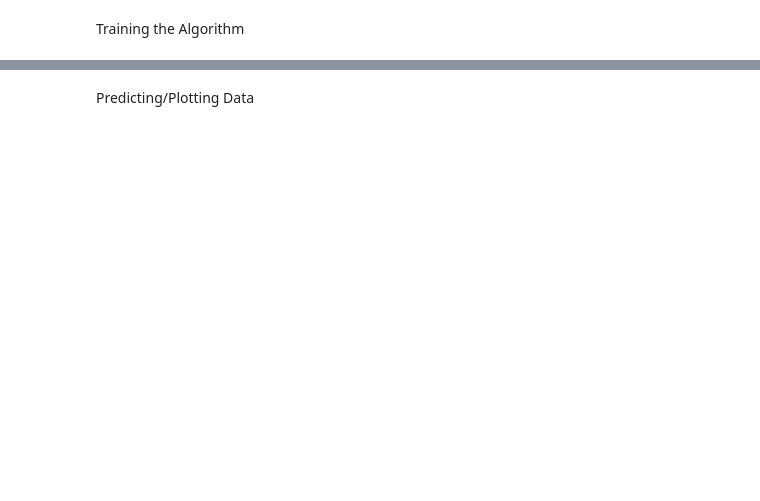
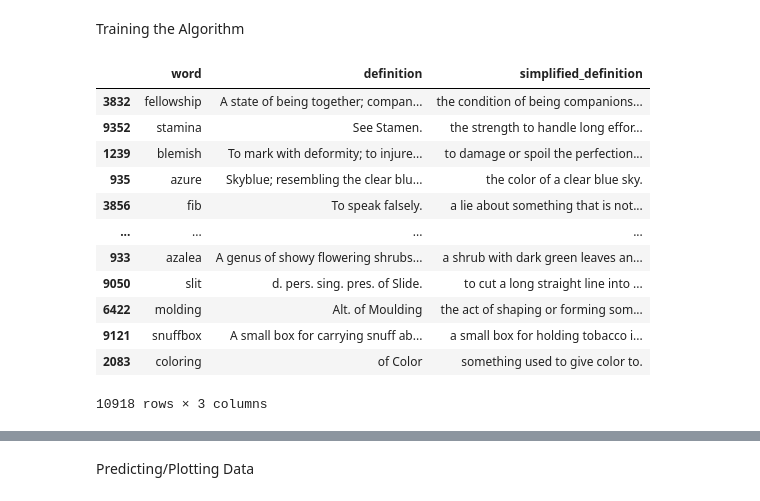
Before and after one commit to gumphso/child-friendly-definitions, a Jupyter notebook: notebooks/start/EnglishDefinitionSimplifier.ipynb, the cells around one changed output, grey strips where cells are left out. Cells and saved outputs as stored; diff of their text form; code cells hidden in the pictures; blank space fills up the shorter version.

Commit message:
unfinished algorithm

```diff
--- a/notebooks/start/EnglishDefinitionSimplifier.ipynb
+++ b/notebooks/start/EnglishDefinitionSimplifier.ipynb
@@ -173,2 +176,5 @@ df.to_csv("fullDataset.csv", index=False)
 # %% [markdown]
 Training the Algorithm
+# %%
+#load csv
+fullDs = pd.read_csv("fullDataset.csv")
@@ -174,0 +253,33 @@ Training the Algorithm
+# %%
+# split training set (do not need test) - we will provide a definition and evaluate it ourselves
+# we also may not need a validation set since i dont know if it will evaluate it properly.
+fullDs = fullDs.sample(frac=1) # shuffle the dataset
+fullDs = fullDs.astype(str)
+
+# the two arrays below are tokenized and padded for the algorithm
+full_train_x, defWordIndex, defTokenizer = convertTextToNumbers(
+    fullDs['definition'].values[0:1000])
+
+full_train_y, simpDefWordIndex, simpDefTokenizer = convertTextToNumbers(
+    fullDs['simplified_definition'].values[0:1000], isTrainY=True)
+
+full_train_y_RAW = fullDs['simplified_definition'].values[0:1000]
+#decoder_target_data_y = createOneHotEncodingVector(full_train_y, len(simpDefWordIndex), simpDefWordIndex)
+#full_train_x = full_train_x.astype('int')
+#full_train_y = full_train_y.astype('int')
+# %%
+fullDs
+# %% [output]
+|  | word | definition | simplified_definition |
+| 3832 | fellowship | A state of being together; compan... | the condition of being companions... |
+| 9352 | stamina | See Stamen. | the strength to handle long effor... |
+| 1239 | blemish | To mark with deformity; to injure... | to damage or spoil the perfection... |
+| 935 | azure | Skyblue; resembling the clear blu... | the color of a clear blue sky. |
+| 3856 | fib | To speak falsely. | a lie about something that is not... |
+| ... | ... | ... | ... |
+| 933 | azalea | A genus of showy flowering shrubs... | a shrub with dark green leaves an... |
+| 9050 | slit | d. pers. sing. pres. of Slide. | to cut a long straight line into ... |
+| 6422 | molding | Alt. of Moulding | the act of shaping or forming som... |
+| 9121 | snuffbox | A small box for carrying snuff ab... | a small box for holding tobacco i... |
+| 2083 | coloring | of Color | something used to give color to. |
+10918 rows × 3 columns
```
Also changed, not shown: parts of 28 cells of this notebook.
